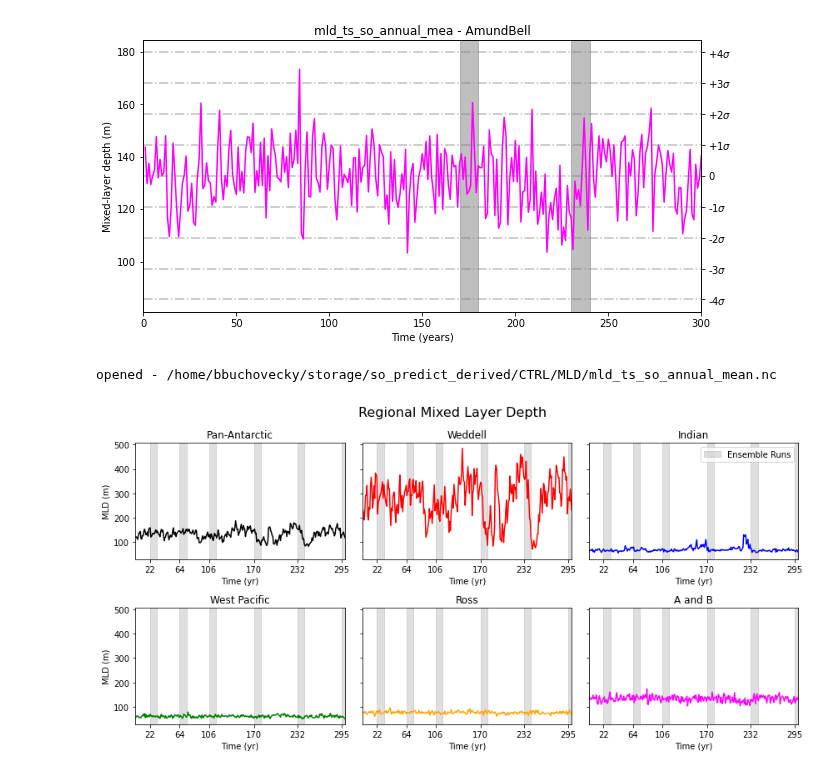
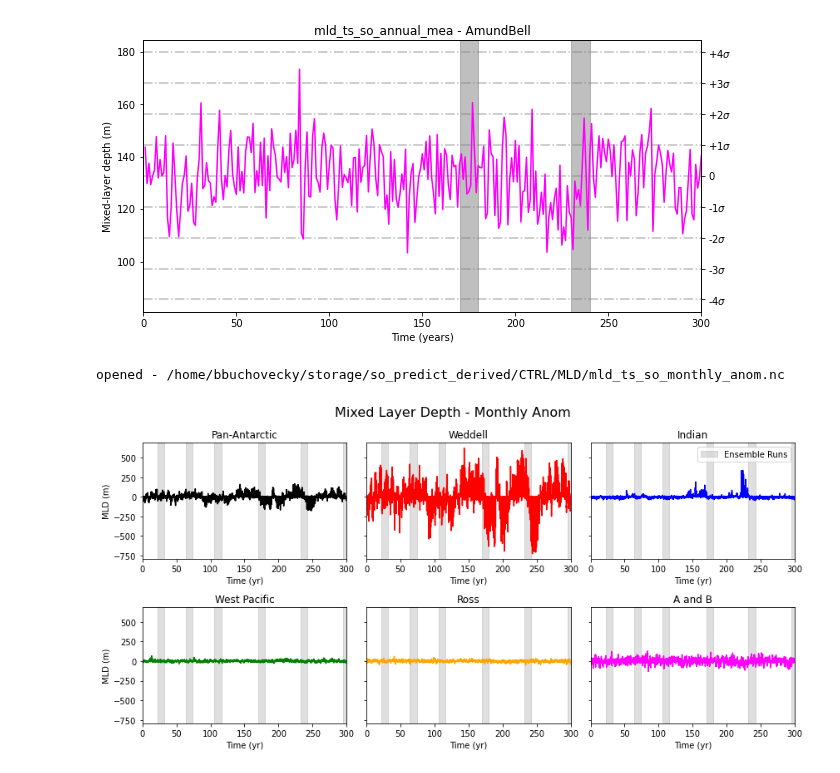
Before and after one commit to bbuchovecky/hmei, a Jupyter notebook: notebooks/convective_state_analysis.ipynb, the cells around one changed output. Cells and saved outputs as stored; diff of their text form; code cells hidden in the pictures.

Commit message:
improved plotting functions and started to subset convective states

```diff
--- a/notebooks/convective_state_analysis.ipynb
+++ b/notebooks/convective_state_analysis.ipynb
@@ -100,8 +99,12 @@ def open_ctrl(
         print('opened - '+rootdir+subdir+filename)
     return xr.open_dataset(rootdir+subdir+filename)
 
+
 def ctrl_grid_plot(
     var, ts=None, timescale='annual', metric='mean', sharey=True, ens_ticks=True, ens_spans=True, figsize=(12,6), bbox_to_anchor=(1,1.01)):
+
+    if metric =='anom':
+        assert timescale == 'monthly', '\'anom\' requires monthly timescale'
 
     if ts == None:
         ts = open_ctrl(var, timescale, metric, reg='so', form='ts', print_path=True)
@@ -139,8 +142,12 @@ def ctrl_grid_plot(
         time = np.arange(1, ts['year'].max().values+1)
         xlim = [1, ts['year'].max().values]
     if timescale == 'monthly':
-        time = np.arange(1, ts['time'].size+1)
-        xlim = [1, ts['time'].size]
+        try:
+            time = np.arange(1, ts['time'].size+1)
+            xlim = [1, ts['time'].size]
+        except:
+            time = np.arange(1, ts['month'].size+1)
+            xlim = [1, ts['month'].size]
         ens_runs = ens_runs*12
         duration = duration*12
 
@@ -153,6 +160,10 @@ def ctrl_grid_plot(
         if ens_ticks:
             axes[int(i/3),i%3].set_xticks(ens_runs)
             axes[int(i/3),i%3].set_xticklabels(ens_runs_labels)
+
+        if not ens_ticks and timescale == 'monthly':
+            axes[int(i/3),i%3].set_xticks(np.arange(0,301*12,50*12))
+            axes[int(i/3),i%3].set_xticklabels(np.arange(0,301,50))
 
         if ens_spans:
             for t in ens_runs:
@@ -169,9 +180,9 @@ def ctrl_grid_plot(
 
     if ens_spans:
 #         axes[0,2].legend(bbox_to_anchor=bbox_to_anchor)
-        axes[0,2].legend()
+        axes[0,2].legend(loc='upper right')
 
-    fig.suptitle('Regional '+var_lu_names[var], fontsize=16)
+    fig.suptitle(var_lu_names[var]+' - '+timescale.capitalize()+' '+metric.capitalize(), fontsize=16)
     fig.tight_layout()
 
-    return fig,ax
+    return fig,axes
@@ -178,5 +298,8 @@ def ctrl_grid_plot(
 # %%
-fig,ax = ctrl_grid_plot('mld', timescale='annual')
+# mpl.rcParams['figure.dpi']= 300
+%matplotlib inline
+
+fig,axes = ctrl_grid_plot('mld', timescale='monthly', metric='anom', ens_ticks=False)
 # %% [output]
-opened - /home/bbuchovecky/storage/so_predict_derived/CTRL/MLD/mld_ts_so_annual_mean.nc
+opened - /home/bbuchovecky/storage/so_predict_derived/CTRL/MLD/mld_ts_so_monthly_anom.nc
-[figure, old version]
+[figure, new version]
```
Also changed, not shown: parts of 20 cells of this notebook.
